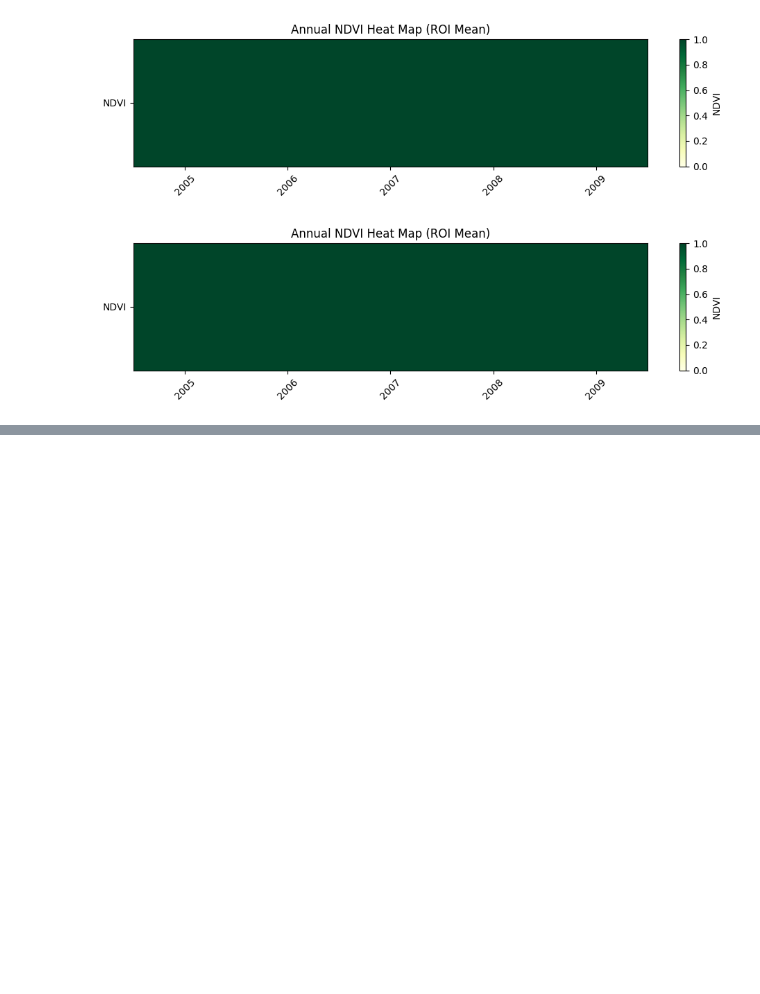
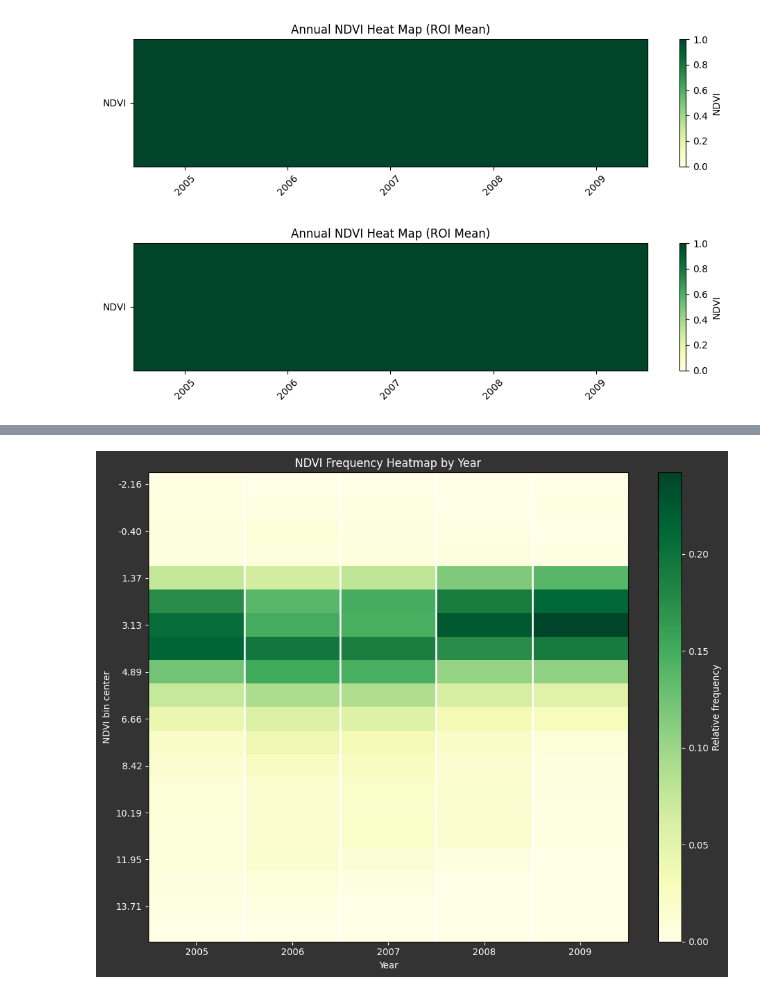
Before and after one commit to Thaer-F-Ali/CodexTestDemo, a Jupyter notebook: NumpyCodexTest.ipynb, the cells around one changed output, grey strips where cells are left out. Drawn from its saved outputs; the diff is of its cells as text; code cells hidden in the pictures; blank space fills up the shorter version.

Commit message:
adding frequency heatmap

```diff
--- a/NumpyCodexTest.ipynb
+++ b/NumpyCodexTest.ipynb
@@ -404,0 +403,78 @@ plt.show()
+# %%
+# YEARLY NDVI FREQUENCY HEATMAP (YlGn) - V3
+import numpy as np
+import matplotlib.pyplot as plt
+
+annual_list = ndvi_annual.toList(ndvi_annual.size())
+annual_count = ndvi_annual.size().getInfo()
+
+years = []
+arrays = []
+
+for i in range(annual_count):
+    annual_img = ee.Image(annual_list.get(i)).clip(roi)
+    year_label = ee.Date(annual_img.get('system:time_start')).format('YYYY').getInfo()
+    arr = geemap.ee_to_numpy(annual_img, region=roi, scale=1000)
+    if arr is None:
+        continue
+    if arr.ndim == 3:
+        arr = arr[:, :, 0]
+    vals = np.array(arr, dtype=float)
+    vals = vals[np.isfinite(vals)]
+    if vals.size == 0:
+        continue
+    years.append(int(year_label))
+    arrays.append(vals)
+
+if not arrays:
+    raise ValueError('No NDVI data available. Check ROI and scale.')
+
+all_vals = np.concatenate(arrays)
+vmin = float(np.nanmin(all_vals))
+vmax = float(np.nanmax(all_vals))
+if vmin == vmax:
+    vmax = vmin + 1e-6
+n_bins = 20
+bin_edges = np.linspace(vmin, vmax, n_bins + 1)
+bin_centers = (bin_edges[:-1] + bin_edges[1:]) / 2.0
+
+freq_matrix = []
+for vals in arrays:
+    counts, _ = np.histogram(vals, bins=bin_edges)
+    freq = counts / counts.sum() if counts.sum() > 0 else counts
+    freq_matrix.append(freq)
+freq_matrix = np.array(freq_matrix, dtype=float)
+
+fig, ax = plt.subplots(figsize=(max(10, len(years) * 0.6), 8))
+im = ax.imshow(freq_matrix.T, aspect='auto', cmap='YlGn')
+ax.set_title('NDVI Frequency Heatmap by Year')
+ax.set_xlabel('Year')
+ax.set_ylabel('NDVI bin center')
+
+ax.set_xticks(np.arange(len(years)))
+ax.set_xticklabels(years)
+
+ytick_idx = np.arange(0, n_bins, max(1, n_bins // 8))
+ax.set_yticks(ytick_idx)
+ax.set_yticklabels([f"{bin_centers[i]:.2f}" for i in ytick_idx])
+
+# Add vertical lines to separate columns (years)
+ax.vlines(np.arange(0.5, len(years)-0.5, 1), ymin=-0.5, ymax=n_bins-0.5, colors='white', linewidth=2)
+
+# Set dark background
+ax.set_facecolor('#333333')
+fig.patch.set_facecolor('#333333')
+ax.tick_params(colors='white')
+ax.xaxis.label.set_color('white')
+ax.yaxis.label.set_color('white')
+ax.title.set_color('white')
+
+cbar = fig.colorbar(im, ax=ax)
+cbar.set_label('Relative frequency')
+cbar.ax.tick_params(colors='white')
+cbar.ax.yaxis.label.set_color('white')
+
+plt.tight_layout()
+plt.show()
+# %% [output]
+[figure, added]
```
Also changed, not shown: parts of 7 cells of this notebook.
